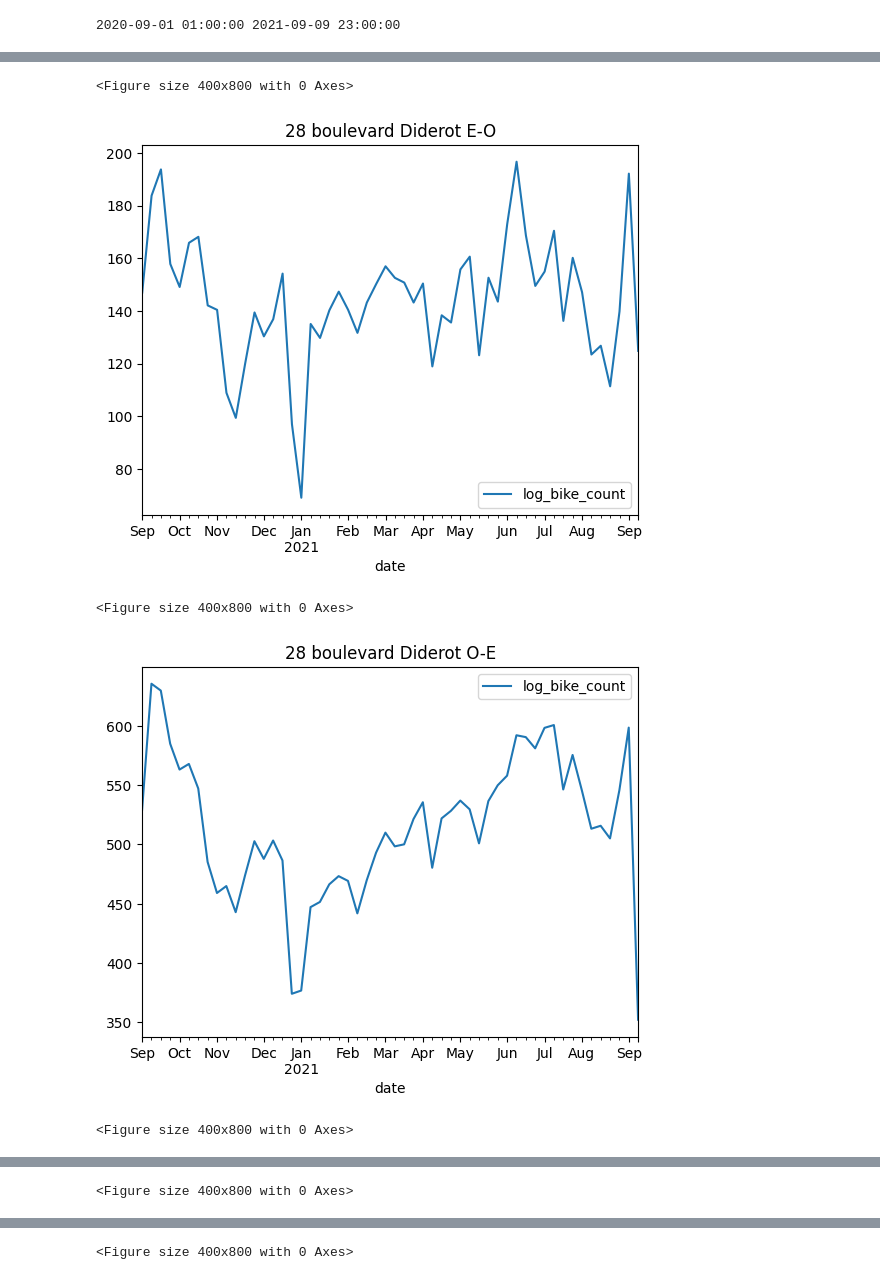
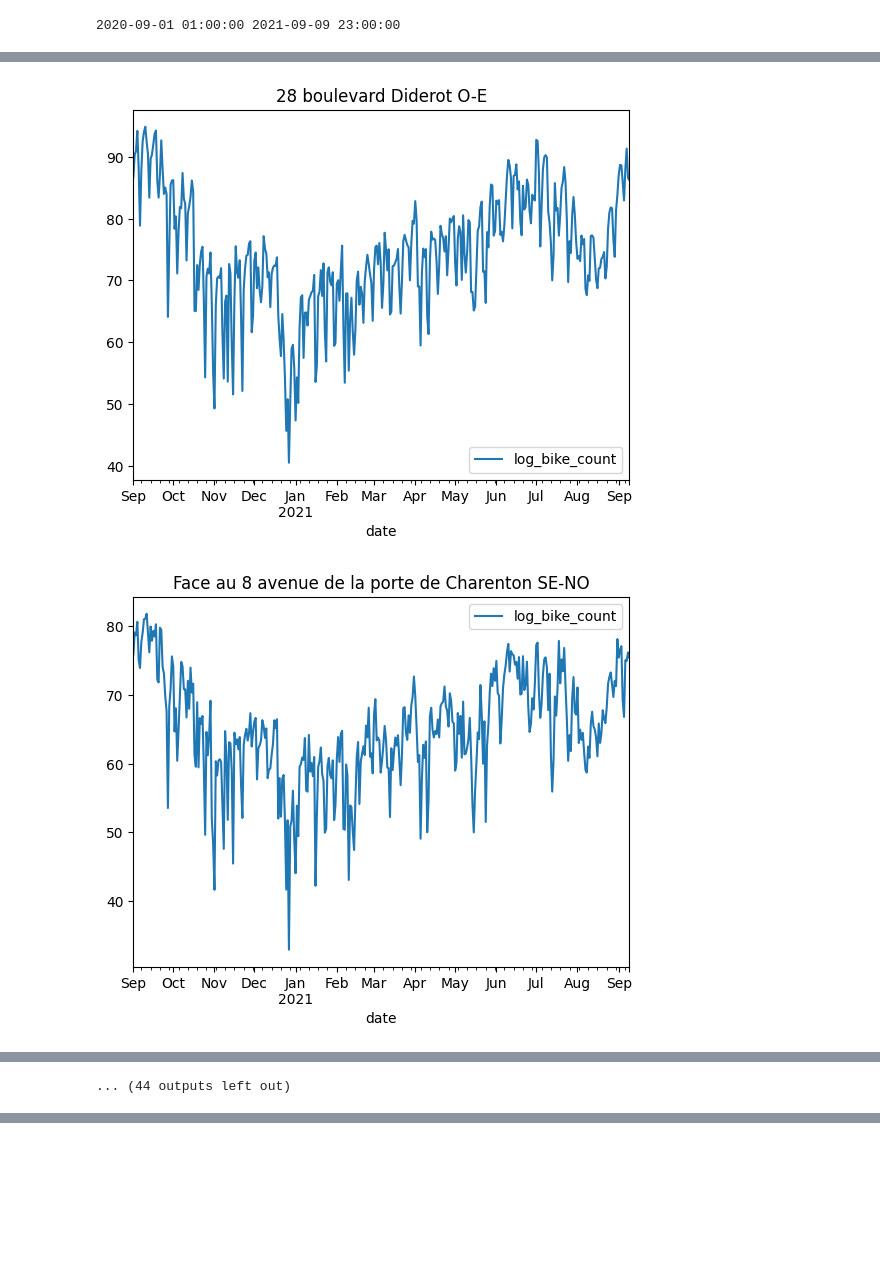
Before and after one commit to felixbroch/Bike_count_prediction, a Jupyter notebook: data_visualisation.ipynb, the cells around one changed output, grey strips where cells are left out. Saved outputs shown, nothing was run; the diff lists cells and outputs as text; code cells hidden in the pictures; blank space fills up the shorter version.

```diff
--- a/data_visualisation.ipynb
+++ b/data_visualisation.ipynb
@@ -138,9 +52,10 @@ Categories (56, object): ['152 boulevard du Montparnasse E-O', '152 boulevard du
 # %%
 for counter in data["counter_name"].unique():
    mask = data["counter_name"] == counter
-   plt.figure(figsize=(4, 8))
-   data[mask].groupby(pd.Grouper(freq="1w", key="date"))[
+   data[mask].groupby(pd.Grouper(freq="1d", key="date"))[
    ["log_bike_count"]
    ].sum().plot()
    plt.title(counter)
 # %% [output]
+[figure, new version]
+[figure, new version]
@@ -147,5 +72 @@ for counter in data["counter_name"].unique():
-<Figure size 400x800 with 0 Axes>
+... (44 outputs left out)
-[figure, old version]
-<Figure size 400x800 with 0 Axes>
-[figure, old version]
-<Figure size 400x800 with 0 Axes>
@@ -153 +72,0 @@ for counter in data["counter_name"].unique():
-<Figure size 400x800 with 0 Axes>
@@ -155 +72,0 @@ for counter in data["counter_name"].unique():
-<Figure size 400x800 with 0 Axes>
```
Also changed, not shown: parts of 11 cells of this notebook.
